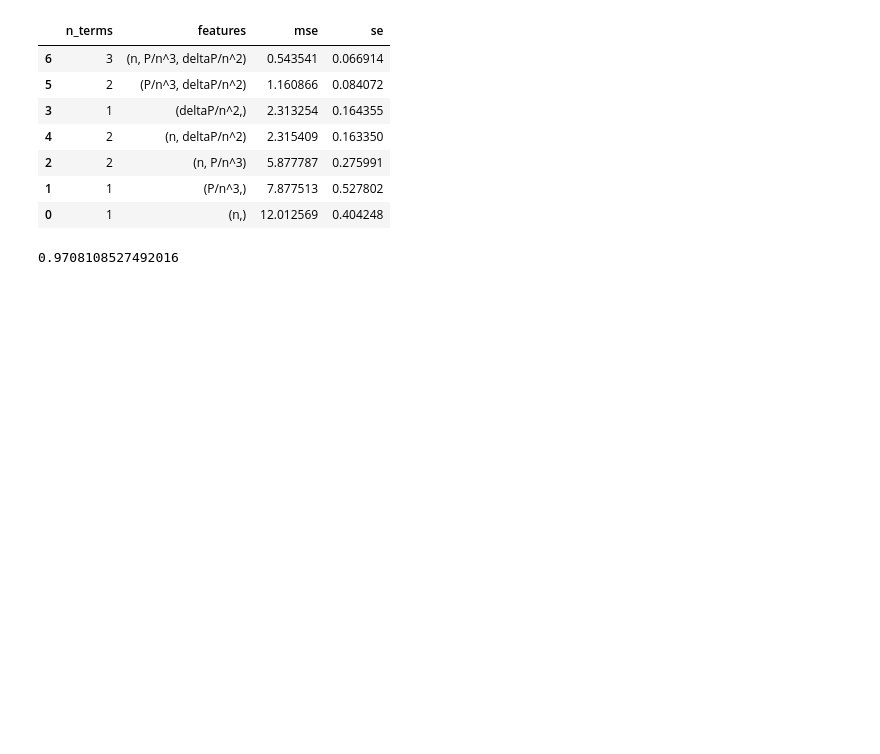
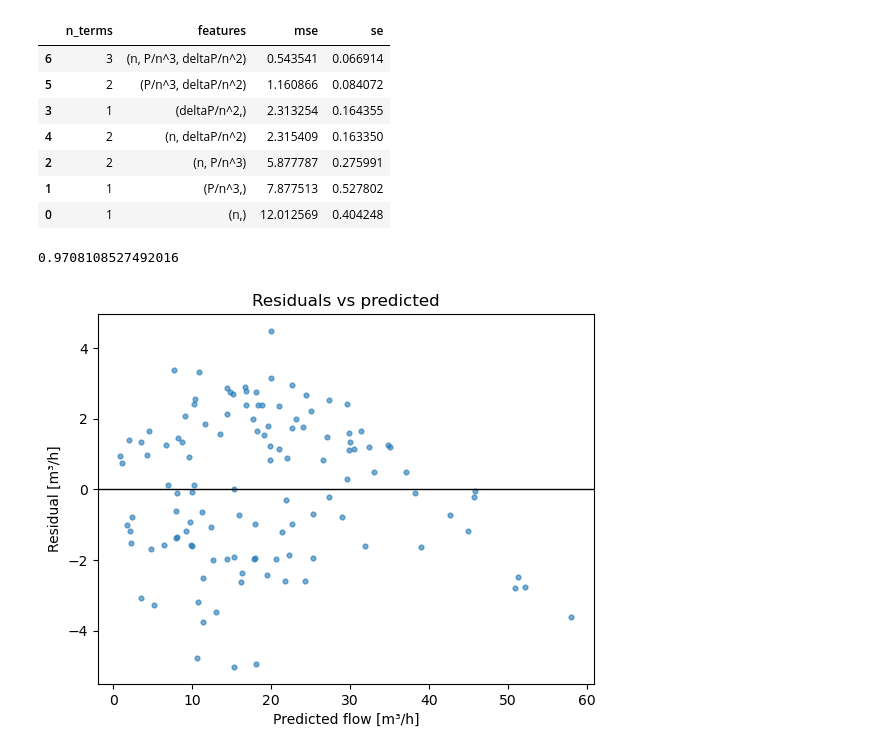
Before and after one commit to CapperTheRose16/Project-in-Machine-Learning, a Jupyter notebook: Task_1.ipynb, the cells around one changed output. Drawn from its saved outputs; the diff is of its cells as text; code cells hidden in the pictures; blank space fills up the shorter version.

```diff
--- a/Task_1.ipynb
+++ b/Task_1.ipynb
@@ -114,3 +124,16 @@ Q_pred = y_pred * test["n"]
 r2_score(test["flow_m3_h"], Q_pred)
 # %% [output]
 0.9708108527492016
+# %%
+Q_true = test["flow_m3_h"]
+Q_pred = y_pred * test["n"]
+resid = Q_true - Q_pred
+
+plt.scatter(Q_pred, resid, s=12, alpha=0.6)
+plt.axhline(0, color="k", lw=1)
+plt.xlabel("Predicted flow [m³/h]")
+plt.ylabel("Residual [m³/h]")
+plt.title("Residuals vs predicted")
+plt.show()
+# %% [output]
+[figure, added]
```
Also changed, not shown: parts of 1 cell of this notebook, 5 other files.
